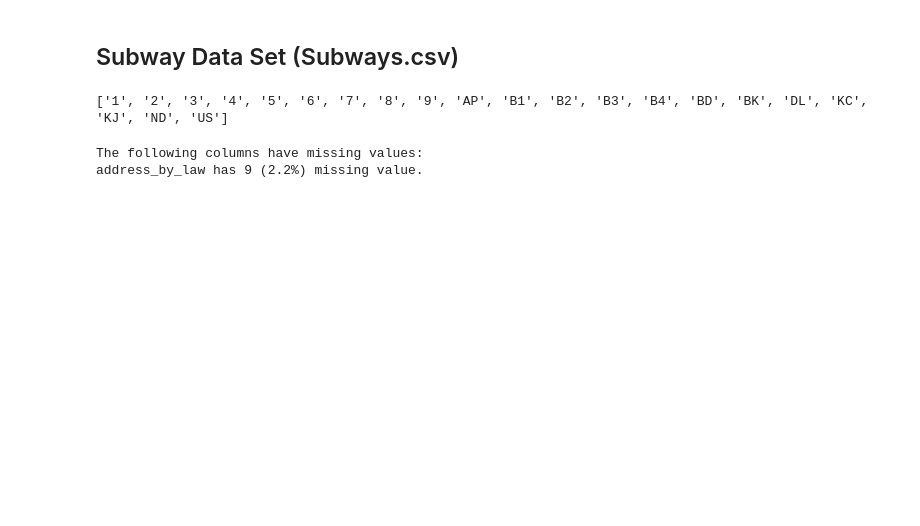
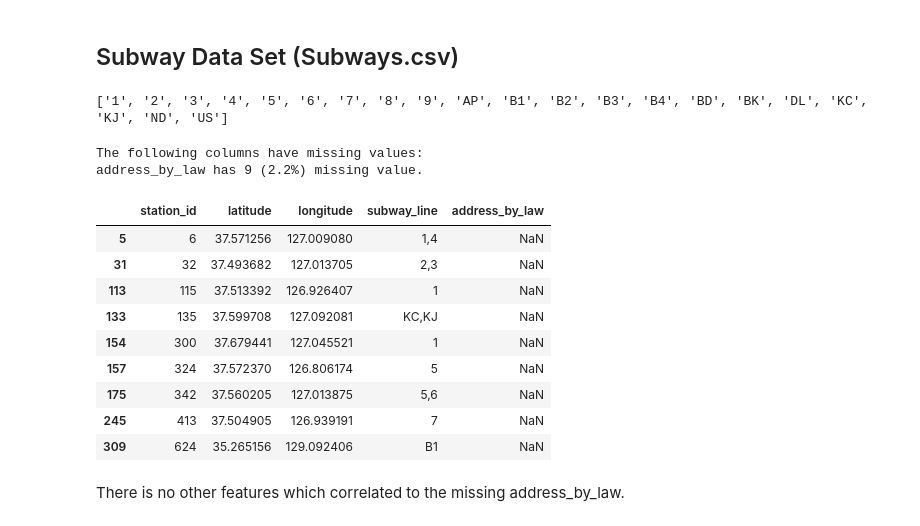
Before and after one commit to tklsimon/housing-price-prediction, a Jupyter notebook: STAT8017 Project.ipynb, the cells around one changed output. Saved outputs shown, nothing was run; the diff lists cells and outputs as text; code cells hidden in the pictures; blank space fills up the shorter version.

```diff
--- a/STAT8017 Project.ipynb
+++ b/STAT8017 Project.ipynb
@@ -376,3 +385,18 @@ print_missing_val_count(subway_df)
 # %% [output]
 The following columns have missing values:
 address_by_law has 9 (2.2%) missing value.
+# %%
+subway_df[subway_df['address_by_law'].isna()]
+# %% [output]
+|  | station_id | latitude | longitude | subway_line | address_by_law |
+| 5 | 6 | 37.571256 | 127.009080 | 1,4 | NaN |
+| 31 | 32 | 37.493682 | 127.013705 | 2,3 | NaN |
+| 113 | 115 | 37.513392 | 126.926407 | 1 | NaN |
+| 133 | 135 | 37.599708 | 127.092081 | KC,KJ | NaN |
+| 154 | 300 | 37.679441 | 127.045521 | 1 | NaN |
+| 157 | 324 | 37.572370 | 126.806174 | 5 | NaN |
+| 175 | 342 | 37.560205 | 127.013875 | 5,6 | NaN |
+| 245 | 413 | 37.504905 | 126.939191 | 7 | NaN |
+| 309 | 624 | 35.265156 | 129.092406 | B1 | NaN |
+# %% [markdown]
+There is no other features which correlated to the missing address_by_law.
```
Also changed, not shown: parts of 3 cells of this notebook.
